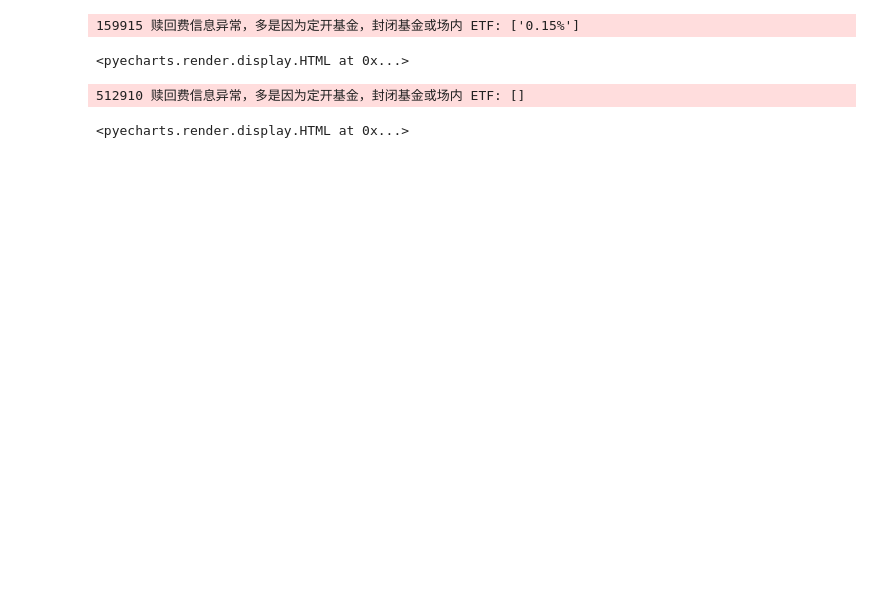
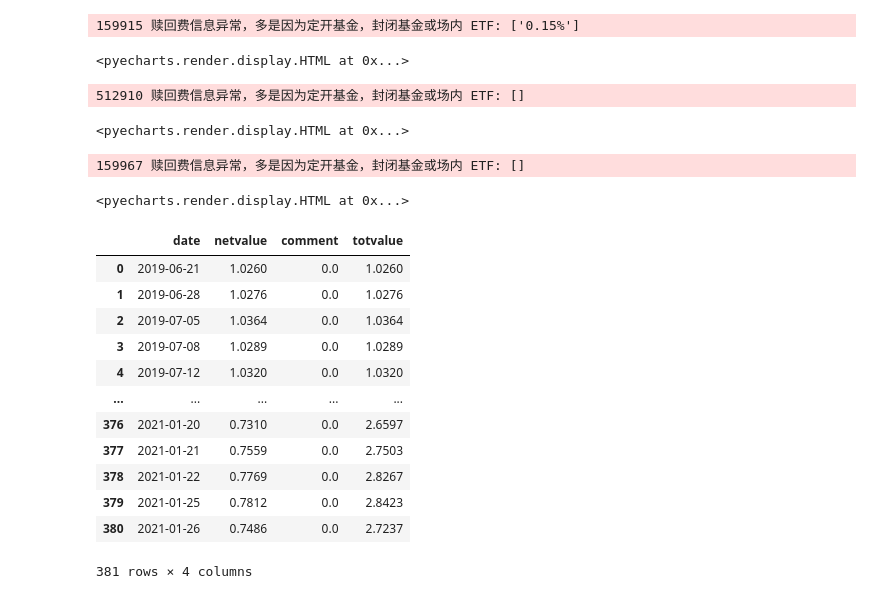
Before and after one commit to laye0619/my_inv_mgr, a Jupyter notebook: jupyter_notebook/ETF_and_index_compairson.ipynb, the cells around one changed output. Cells and saved outputs as stored; diff of their text form; code cells hidden in the pictures; blank space fills up the shorter version.

```diff
--- a/jupyter_notebook/ETF_and_index_compairson.ipynb
+++ b/jupyter_notebook/ETF_and_index_compairson.ipynb
@@ -16,3 +16,27 @@ zz100_fund_info.v_netvalue()
 # %% [output]
 512910 赎回费信息异常，多是因为定开基金，封闭基金或场内 ETF: []
 <pyecharts.render.display.HTML at 0x...>
+# %%
+# ccz_index_info = xa.indexinfo('SZ399296')
+ccz_fund_info = xa.fundinfo('159967')
+ccz_fund_info.bcmkset(cyb_fund_info, start='2020-11-05')
+ccz_fund_info.v_netvalue()
+# %% [output]
+159967 赎回费信息异常，多是因为定开基金，封闭基金或场内 ETF: []
+<pyecharts.render.display.HTML at 0x...>
+# %%
+ccz_fund_info.price
+# %% [output]
+|  | date | netvalue | comment | totvalue |
+| 0 | 2019-06-21 | 1.0260 | 0.0 | 1.0260 |
+| 1 | 2019-06-28 | 1.0276 | 0.0 | 1.0276 |
+| 2 | 2019-07-05 | 1.0364 | 0.0 | 1.0364 |
+| 3 | 2019-07-08 | 1.0289 | 0.0 | 1.0289 |
+| 4 | 2019-07-12 | 1.0320 | 0.0 | 1.0320 |
+| ... | ... | ... | ... | ... |
+| 376 | 2021-01-20 | 0.7310 | 0.0 | 2.6597 |
+| 377 | 2021-01-21 | 0.7559 | 0.0 | 2.7503 |
+| 378 | 2021-01-22 | 0.7769 | 0.0 | 2.8267 |
+| 379 | 2021-01-25 | 0.7812 | 0.0 | 2.8423 |
+| 380 | 2021-01-26 | 0.7486 | 0.0 | 2.7237 |
+381 rows × 4 columns
```
Also changed, not shown: 15 other files.
